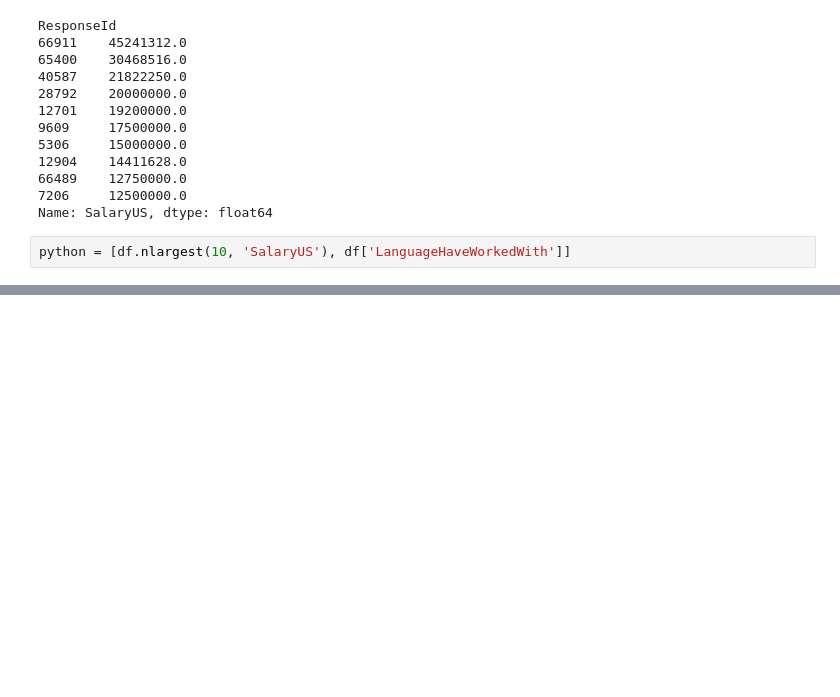
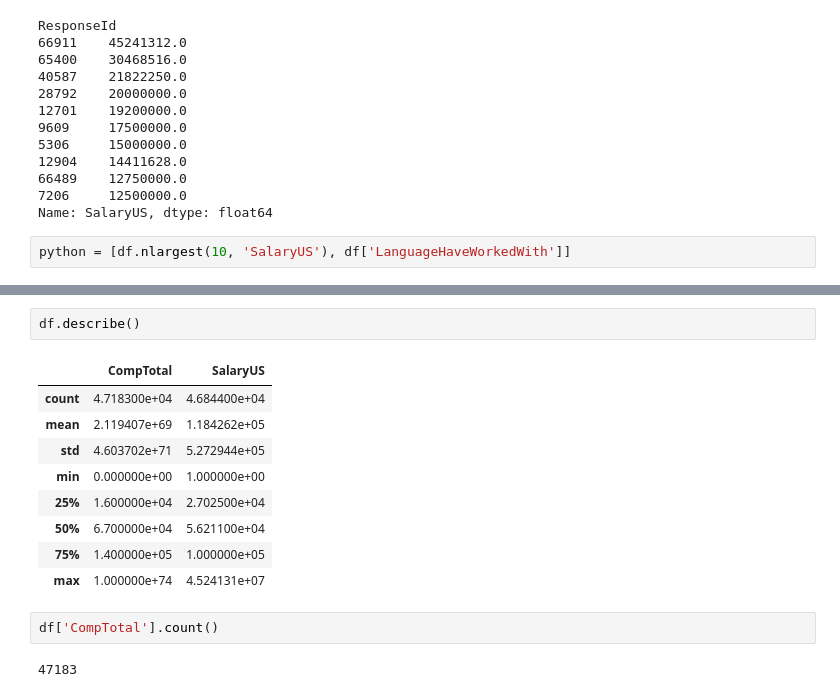
Before and after one commit to Tarokh-Yaghoubi/Jupyter-pandas, a Jupyter notebook: Michigan/Pandas-demo.ipynb, the cells around one changed output, grey strips where cells are left out. Drawn from its saved outputs; the diff is of its cells as text; blank space fills up the shorter version.

```diff
--- a/Michigan/Pandas-demo.ipynb
+++ b/Michigan/Pandas-demo.ipynb
@@ -380,0 +407,16 @@ python
+# %%
+df.describe()
+# %% [output]
+|  | CompTotal | SalaryUS |
+| count | 4.718300e+04 | 4.684400e+04 |
+| mean | 2.119407e+69 | 1.184262e+05 |
+| std | 4.603702e+71 | 5.272944e+05 |
+| min | 0.000000e+00 | 1.000000e+00 |
+| 25% | 1.600000e+04 | 2.702500e+04 |
+| 50% | 6.700000e+04 | 5.621100e+04 |
+| 75% | 1.400000e+05 | 1.000000e+05 |
+| max | 1.000000e+74 | 4.524131e+07 |
+# %%
+df['CompTotal'].count()
+# %% [output]
+47183
```
Also changed, not shown: parts of 19 cells of this notebook.
